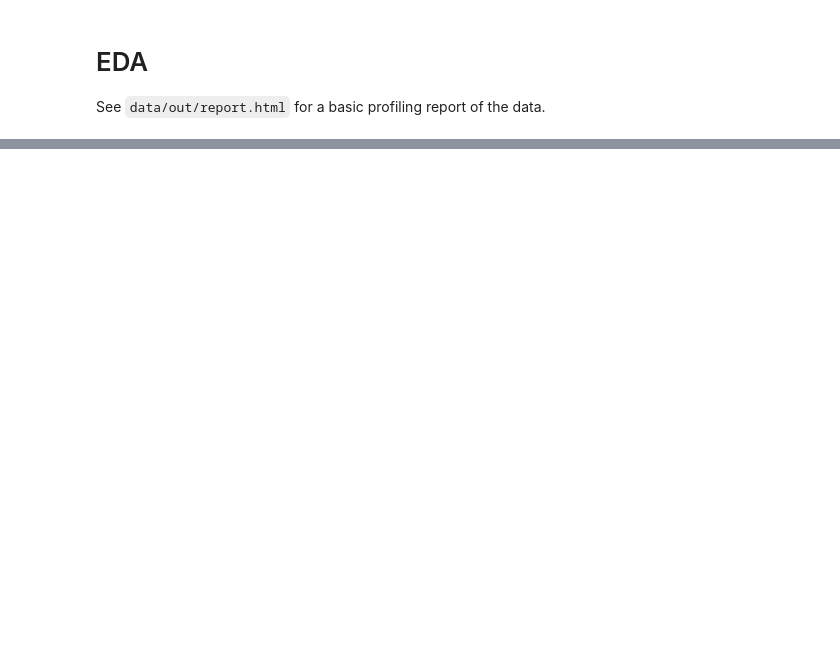
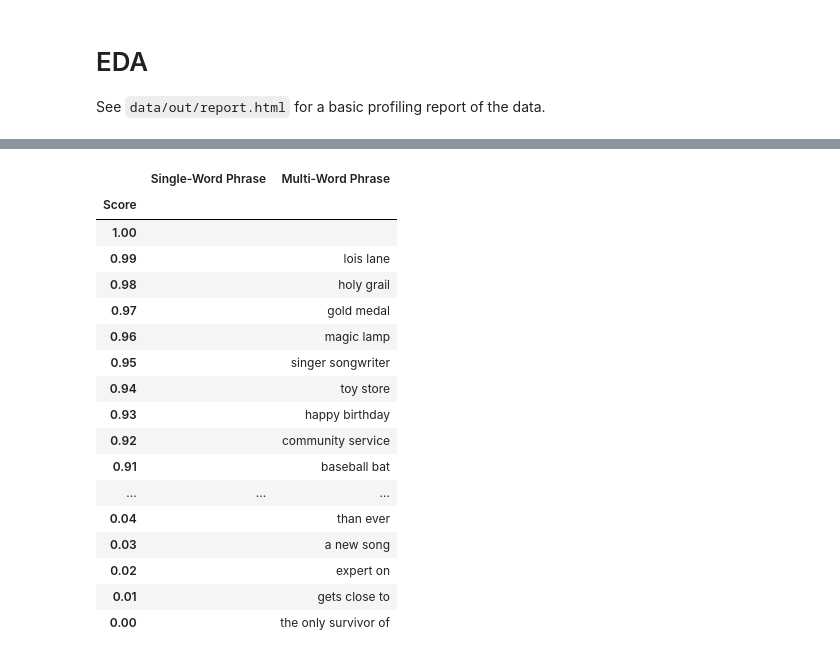
Before and after one commit to A04-Capstone-Group-02/movie-analysis, a Jupyter notebook: notebooks/eda.ipynb, the cells around one changed output, grey strips where cells are left out. Drawn from its saved outputs; the diff is of its cells as text; code cells hidden in the pictures; blank space fills up the shorter version.

```diff
--- a/notebooks/eda.ipynb
+++ b/notebooks/eda.ipynb
@@ -18,0 +29,32 @@ df.head()
+# %%
+single_examples, multi_examples, scores = [], [], []
+for score in np.linspace(1, 0, 101):
+    single_examples.append('' if (single - score).abs().min() > .01/2 else (single - score).abs().idxmin())
+    multi_examples.append('' if (multi - score).abs().min() > .01/2 else (multi - score).abs().idxmin())
+    scores.append(score)
+
+with pd.option_context('display.max_rows', None):
+    display(pd.DataFrame({
+        'Score': scores,
+        'Single-Word Phrase': single_examples,
+        'Multi-Word Phrase': multi_examples
+    }).set_index('Score'))
+# %% [output]
+|  | Single-Word Phrase | Multi-Word Phrase |
+| Score |  |  |
+| 1.00 |  |  |
+| 0.99 |  | lois lane |
+| 0.98 |  | holy grail |
+| 0.97 |  | gold medal |
+| 0.96 |  | magic lamp |
+| 0.95 |  | singer songwriter |
+| 0.94 |  | toy store |
+| 0.93 |  | happy birthday |
+| 0.92 |  | community service |
+| 0.91 |  | baseball bat |
+| ... | ... | ... |
+| 0.04 |  | than ever |
+| 0.03 |  | a new song |
+| 0.02 |  | expert on |
+| 0.01 |  | gets close to |
+| 0.00 |  | the only survivor of |
```
Also changed, not shown: parts of 2 cells of this notebook.
